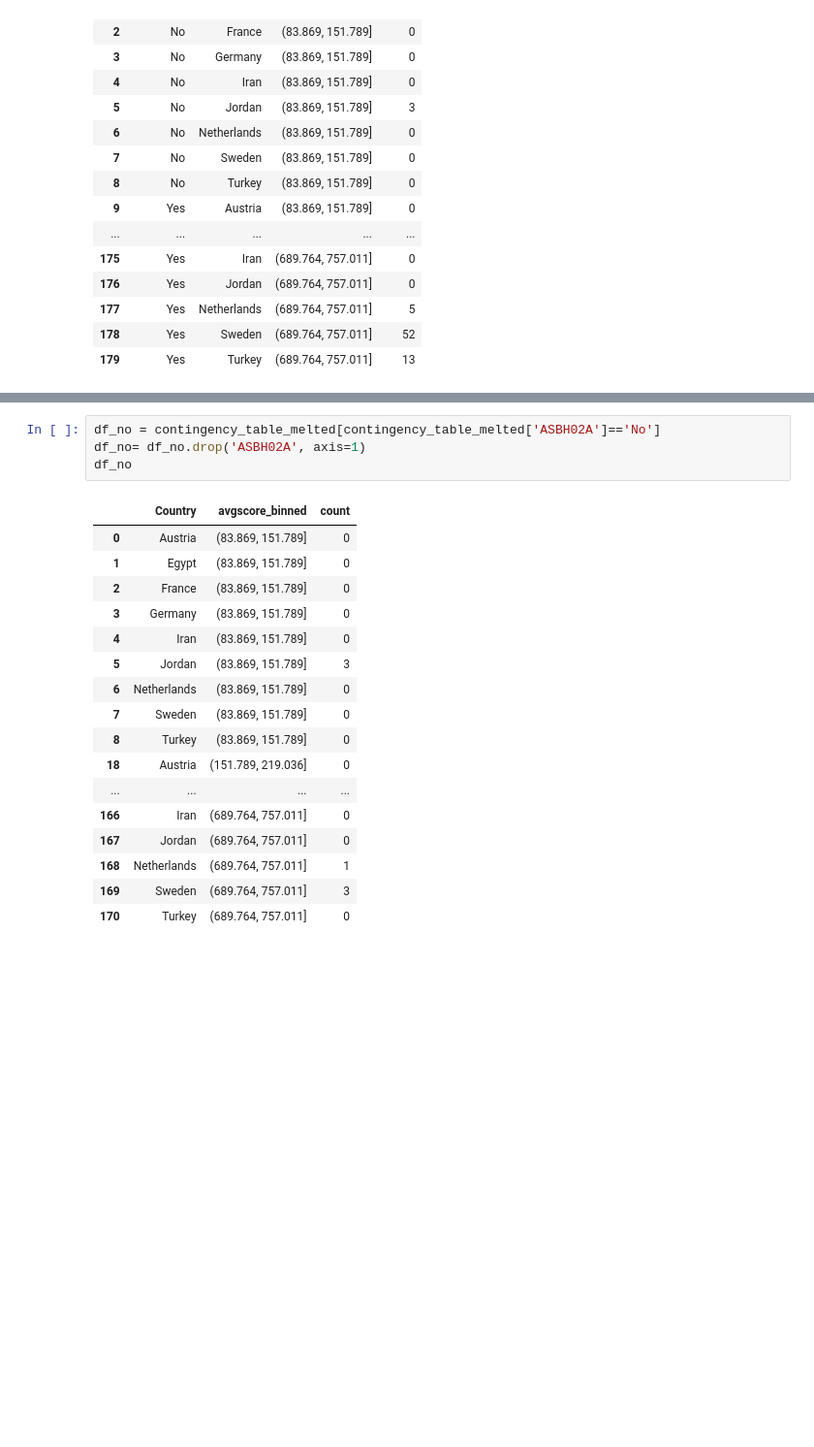
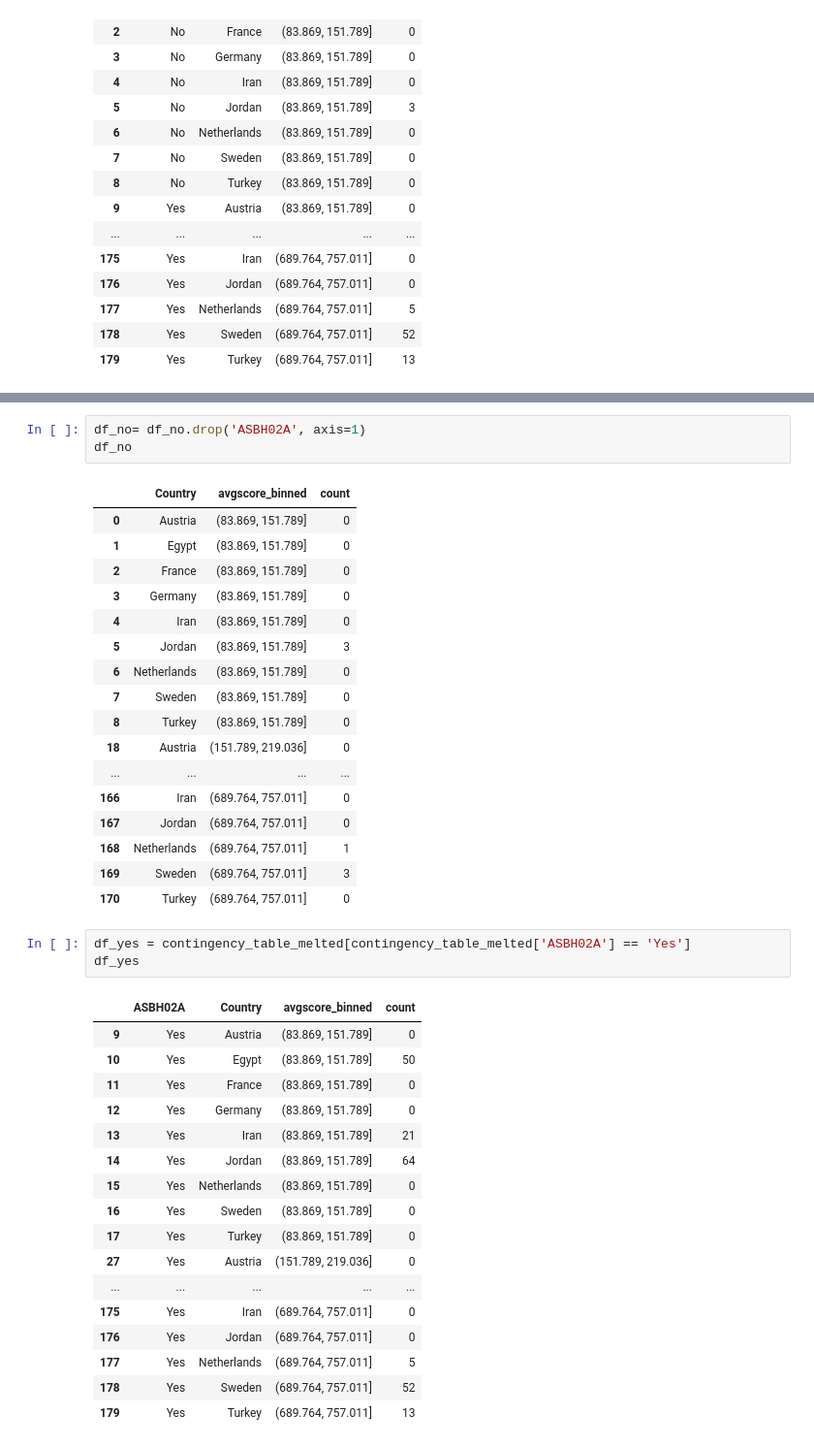
Before and after one commit to SophieESpencer/Comparison, a Jupyter notebook: 5.13 (playing) Analysis - immigrant status- adding country in the cross tab.ipynb, the cells around one changed output, grey strips where cells are left out. Shown at 97% size. Drawn from its saved outputs; the diff is of its cells as text; blank space fills up the shorter version.

```diff
--- a/5.13 (playing) Analysis - immigrant status- adding country in the cross tab.ipynb
+++ b/5.13 (playing) Analysis - immigrant status- adding country in the cross tab.ipynb
@@ -70,5 +91,4 @@ contingency_table_melted
 # %%
-df_no = contingency_table_melted[contingency_table_melted['ASBH02A']=='No']
 df_no= df_no.drop('ASBH02A', axis=1)
 df_no
 # %% [output]
@@ -89,4 +109,25 @@ df_no
 | 168 | Netherlands | (689.764, 757.011] | 1 |
 | 169 | Sweden | (689.764, 757.011] | 3 |
 | 170 | Turkey | (689.764, 757.011] | 0 |
+# %%
+df_yes = contingency_table_melted[contingency_table_melted['ASBH02A'] == 'Yes']
+df_yes
+# %% [output]
+|  | ASBH02A | Country | avgscore_binned | count |
+| 9 | Yes | Austria | (83.869, 151.789] | 0 |
+| 10 | Yes | Egypt | (83.869, 151.789] | 50 |
+| 11 | Yes | France | (83.869, 151.789] | 0 |
+| 12 | Yes | Germany | (83.869, 151.789] | 0 |
+| 13 | Yes | Iran | (83.869, 151.789] | 21 |
+| 14 | Yes | Jordan | (83.869, 151.789] | 64 |
+| 15 | Yes | Netherlands | (83.869, 151.789] | 0 |
+| 16 | Yes | Sweden | (83.869, 151.789] | 0 |
+| 17 | Yes | Turkey | (83.869, 151.789] | 0 |
+| 27 | Yes | Austria | (151.789, 219.036] | 0 |
+| ... | ... | ... | ... | ... |
+| 175 | Yes | Iran | (689.764, 757.011] | 0 |
+| 176 | Yes | Jordan | (689.764, 757.011] | 0 |
+| 177 | Yes | Netherlands | (689.764, 757.011] | 5 |
+| 178 | Yes | Sweden | (689.764, 757.011] | 52 |
+| 179 | Yes | Turkey | (689.764, 757.011] | 13 |
 # %%
```
Also changed, not shown: parts of 11 cells of this notebook, 1 other file.
